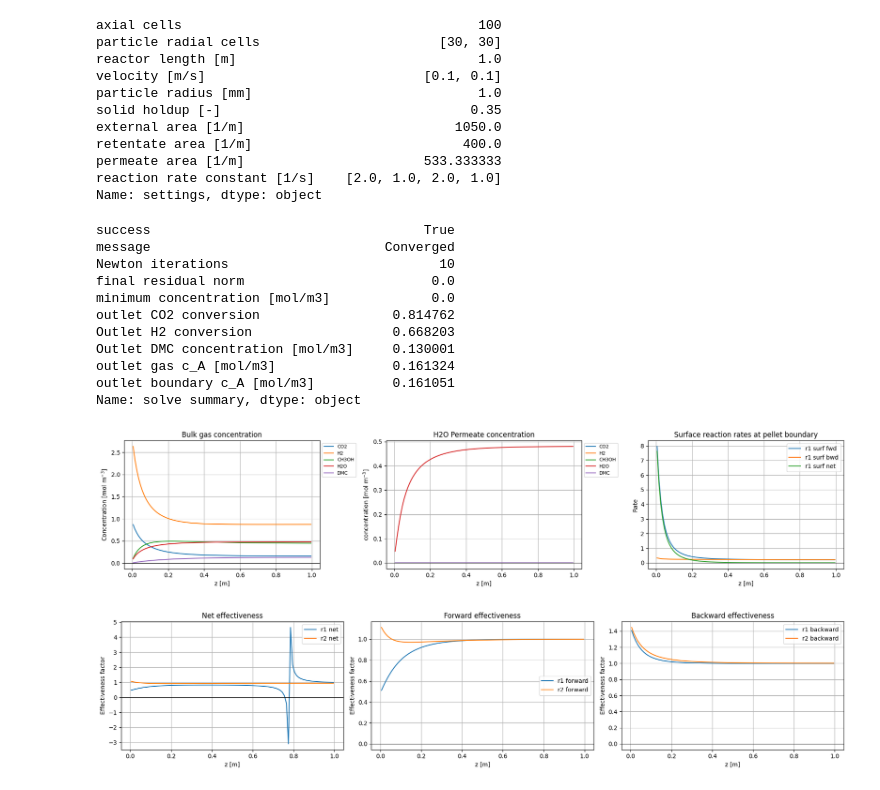
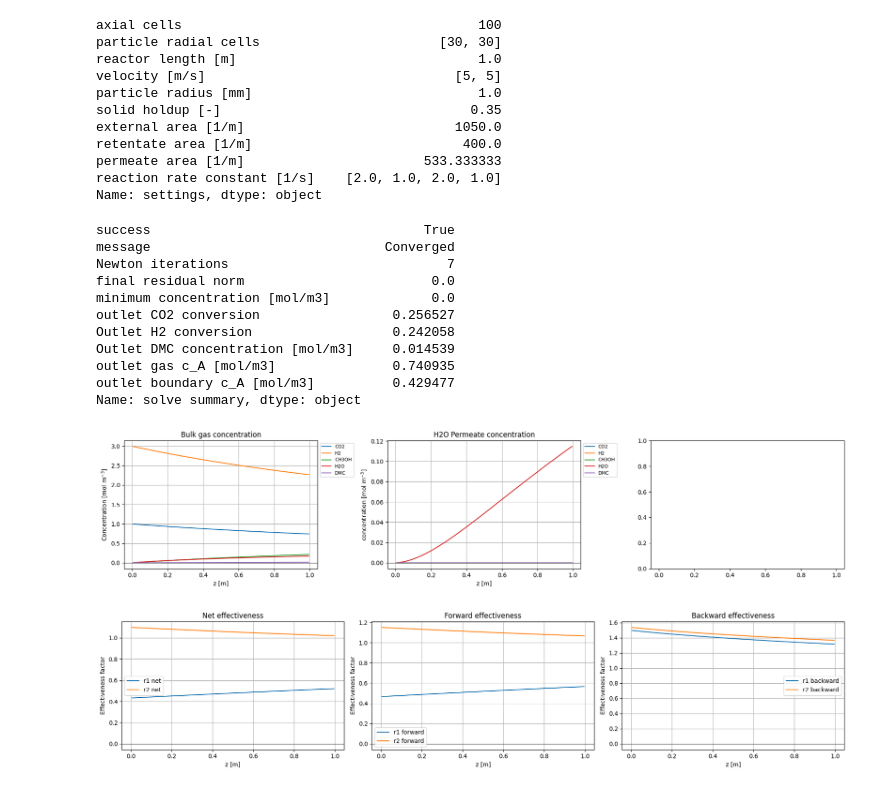
Before and after one commit to TorchSquarer/MRM-Assignment, a Jupyter notebook: combined membrane+reaction+stefan.ipynb, the cells around one changed output. Saved outputs shown, nothing was run; the diff lists cells and outputs as text; code cells hidden in the pictures.

```diff
--- a/combined membrane+reaction+stefan.ipynb
+++ b/combined membrane+reaction+stefan.ipynb
@@ -31,8 +31,8 @@ class ModelConfig:
     R_out: float = 7e-3 # outer radius
 
     P_vector: np.ndarray = field(default_factory=lambda: np.array([0.000, 0.000, 0.000, 0.02, 0.000])) # membrane permeability
-    v_ret: float = 1e-1 # velocity of retentate
-    v_perm: float = 1e-1 # velocity of permeate
+    v_ret: float = 5 # velocity of retentate
+    v_perm: float = 5 # velocity of permeate
     d_ax: float = 2.0e-5 # dispersion in the axial direction
 
     n_z: int = 100 # number of grid points in the axial direction
@@ -109,7 +109,7 @@ pd.Series(
 axial cells                                      100
 particle radial cells                       [30, 30]
 reactor length [m]                               1.0
-velocity [m/s]                            [0.1, 0.1]
+velocity [m/s]                                [5, 5]
 particle radius [mm]                             1.0
 solid holdup [-]                                0.35
 external area [1/m]                           1050.0
@@ -364,50 +364,50 @@ pd.Series(
 # %% [output]
 success                                   True
 message                              Converged
-Newton iterations                           10
+Newton iterations                            7
 final residual norm                        0.0
 minimum concentration [mol/m3]             0.0
-outlet CO2 conversion                 0.814762
-Outlet H2 conversion                  0.668203
-Outlet DMC concentration [mol/m3]     0.130001
-outlet gas c_A [mol/m3]               0.161324
-outlet boundary c_A [mol/m3]          0.161051
+outlet CO2 conversion                 0.256527
+Outlet H2 conversion                  0.242058
+Outlet DMC concentration [mol/m3]     0.014539
+outlet gas c_A [mol/m3]               0.740935
+outlet boundary c_A [mol/m3]          0.429477
 Name: solve summary, dtype: object
 # %%
 fig, axes = plt.subplots(1, 3, figsize=(18, 4), sharex=True)
 
 for i, label in enumerate(model.species_labels):
     axes[0].plot(model.z_c, c_g[:, i], label=label)
 axes[0].axhline(0.0, color="k", linewidth=0.8)
 axes[0].set_xlabel("z [m]")
 axes[0].set_ylabel("Concentration [mol m$^{-3}$]")
 axes[0].set_title("Bulk gas concentration")
 axes[0].legend(loc="upper left", bbox_to_anchor=(1.0, 1.0), ncol=1, fontsize=8)
 axes[0].grid(True)
 
 for i, label in enumerate(model.species_labels):
     axes[1].plot(model.z_c, c_m[:, i], label=label)
 axes[1].axhline(0.0, color="k", linewidth=0.8)
 axes[1].set_xlabel("z [m]")
 axes[1].set_ylabel("concentration [mol m$^{-3}$]")
 axes[1].set_title("H2O Permeate concentration")
 axes[1].legend(loc="upper left", bbox_to_anchor=(1.0, 1.0), ncol=1, fontsize=8)
 axes[1].grid(True)
 
-axes[2].plot(model.z_c, eff["r1_surf_fwd"], label="r1 surf fwd")
-axes[2].plot(model.z_c, eff["r1_surf_bwd"], label="r1 surf bwd")
-axes[2].plot(model.z_c, eff["r1_surf_net"], label="r1 surf net")
-axes[2].axhline(0.0, color="k", lw=0.8)
-axes[2].set_xlabel("z [m]")
-axes[2].set_ylabel("Rate")
-axes[2].set_title("Surface reaction rates at pellet boundary")
-axes[2].legend()
-axes[2].grid(True)
+# axes[2].plot(model.z_c, eff["r1_surf_fwd"], label="r1 surf fwd")
+# axes[2].plot(model.z_c, eff["r1_surf_bwd"], label="r1 surf bwd")
+# axes[2].plot(model.z_c, eff["r1_surf_net"], label="r1 surf net")
+# axes[2].axhline(0.0, color="k", lw=0.8)
+# axes[2].set_xlabel("z [m]")
+# axes[2].set_ylabel("Rate")
+# axes[2].set_title("Surface reaction rates at pellet boundary")
+# axes[2].legend()
+# axes[2].grid(True)
 
 plt.tight_layout()
 plt.show()
 # %% [output]
-[figure, old version]
+[figure, new version]
 # %%
 fig, axes = plt.subplots(1, 3, figsize=(18, 4), sharex=True)
 
@@ -446,4 +446,4 @@ axes[2].legend()
 plt.tight_layout()
 plt.show()
 # %% [output]
-[figure, old version]
+[figure, new version]
```
